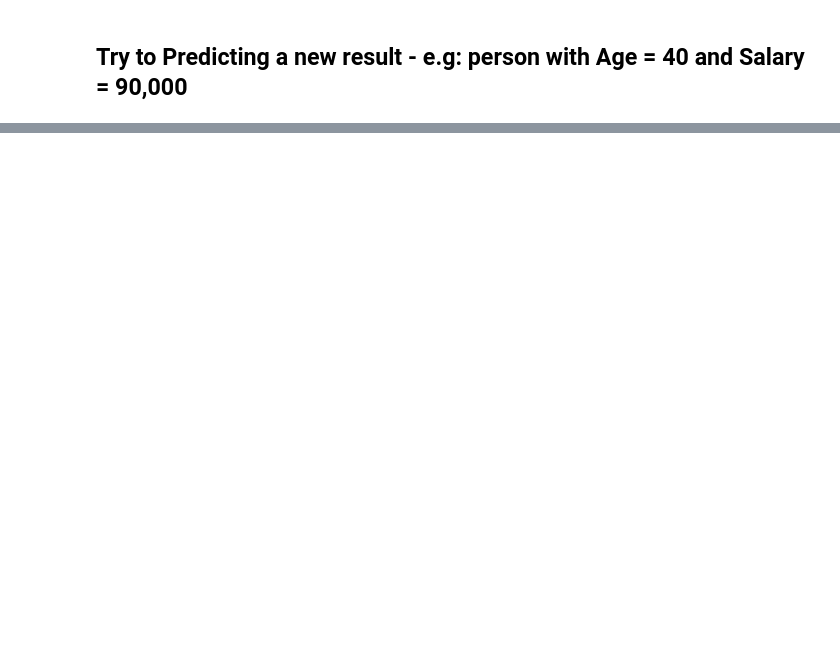
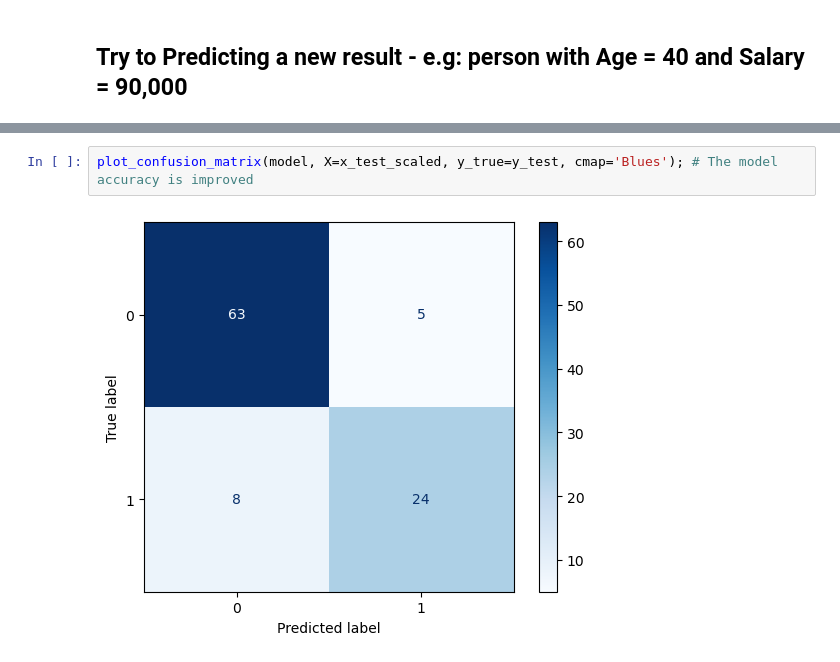
Before and after one commit to Tuwaiq-Data-Science-Bootcamp-V2/LogisticRegression_Lab, a Jupyter notebook: LogisticRegression_Assignment.ipynb, the cells around one changed output, grey strips where cells are left out. Cells and saved outputs as stored; diff of their text form; blank space fills up the shorter version.

```diff
--- a/LogisticRegression_Assignment.ipynb
+++ b/LogisticRegression_Assignment.ipynb
@@ -160,0 +201,4 @@ weighted avg       0.89      0.89      0.89       100
+# %%
+plot_confusion_matrix(model, X=x_test_scaled, y_true=y_test, cmap='Blues'); # The model accuracy is improved
+# %% [output]
+[figure, added]
```
Also changed, not shown: parts of 26 cells of this notebook.
